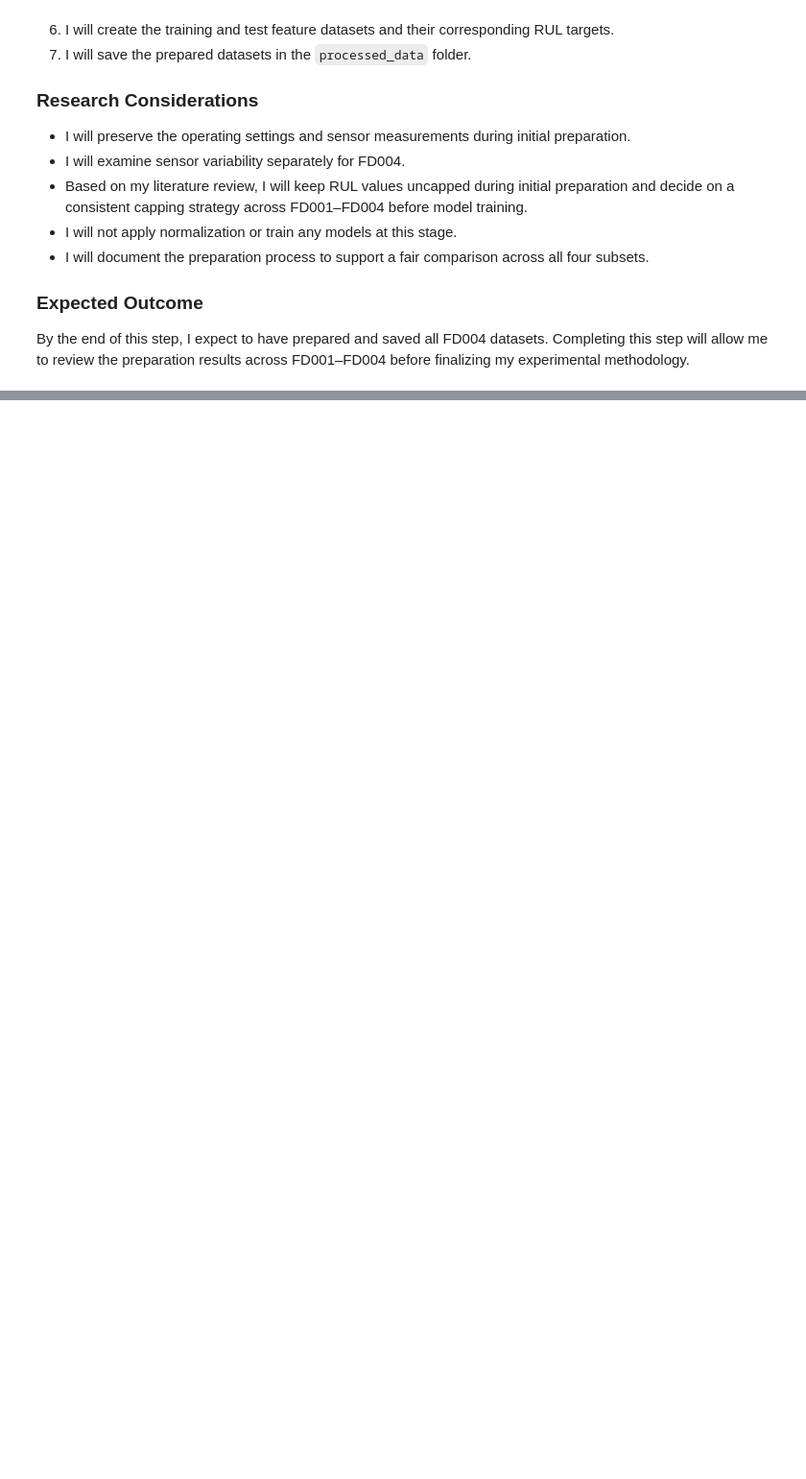
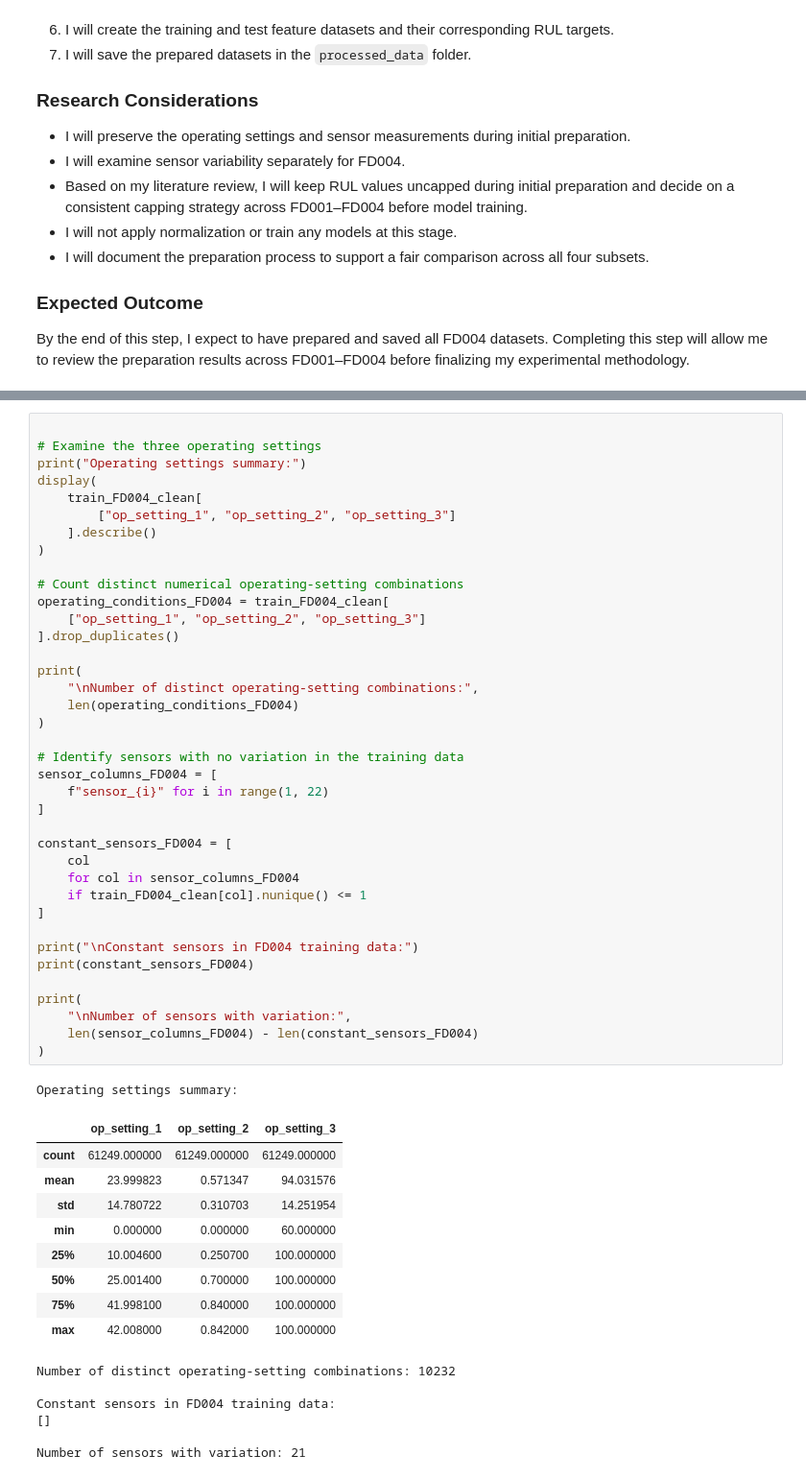
Before and after one commit to Eyasushewangizaw/C_MAPSS_RUL_Project, a Jupyter notebook: notebooks/01_CMAPSS_Data_Preparation.ipynb, the cells around one changed output, grey strips where cells are left out. Shown at 96% size. Drawn from its saved outputs; the diff is of its cells as text; blank space fills up the shorter version.

```diff
--- a/notebooks/01_CMAPSS_Data_Preparation.ipynb
+++ b/notebooks/01_CMAPSS_Data_Preparation.ipynb
@@ -1683,0 +1809,55 @@ By the end of this step, I expect to have prepared and saved all FD004 datasets.
+# %%
+
+# Examine the three operating settings
+print("Operating settings summary:")
+display(
+    train_FD004_clean[
+        ["op_setting_1", "op_setting_2", "op_setting_3"]
+    ].describe()
+)
+
+# Count distinct numerical operating-setting combinations
+operating_conditions_FD004 = train_FD004_clean[
+    ["op_setting_1", "op_setting_2", "op_setting_3"]
+].drop_duplicates()
+
+print(
+    "\nNumber of distinct operating-setting combinations:",
+    len(operating_conditions_FD004)
+)
+
+# Identify sensors with no variation in the training data
+sensor_columns_FD004 = [
+    f"sensor_{i}" for i in range(1, 22)
+]
+
+constant_sensors_FD004 = [
+    col
+    for col in sensor_columns_FD004
+    if train_FD004_clean[col].nunique() <= 1
+]
+
+print("\nConstant sensors in FD004 training data:")
+print(constant_sensors_FD004)
+
+print(
+    "\nNumber of sensors with variation:",
+    len(sensor_columns_FD004) - len(constant_sensors_FD004)
+)
+# %% [output]
+Operating settings summary:
+|  | op_setting_1 | op_setting_2 | op_setting_3 |
+| count | 61249.000000 | 61249.000000 | 61249.000000 |
+| mean | 23.999823 | 0.571347 | 94.031576 |
+| std | 14.780722 | 0.310703 | 14.251954 |
+| min | 0.000000 | 0.000000 | 60.000000 |
+| 25% | 10.004600 | 0.250700 | 100.000000 |
+| 50% | 25.001400 | 0.700000 | 100.000000 |
+| 75% | 41.998100 | 0.840000 | 100.000000 |
+| max | 42.008000 | 0.842000 | 100.000000 |
+Number of distinct operating-setting combinations: 10232
+
+Constant sensors in FD004 training data:
+[]
+
+Number of sensors with variation: 21
```
Also changed, not shown: parts of 6 cells of this notebook, 5 other files.
